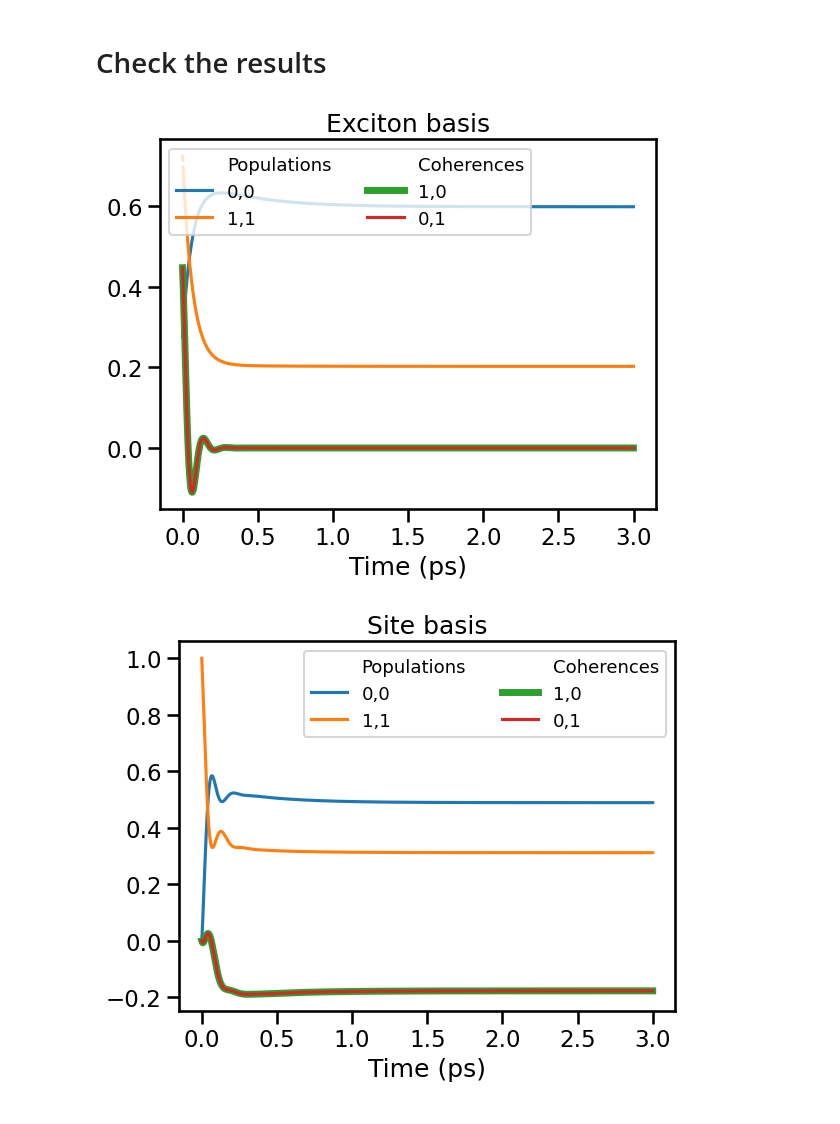
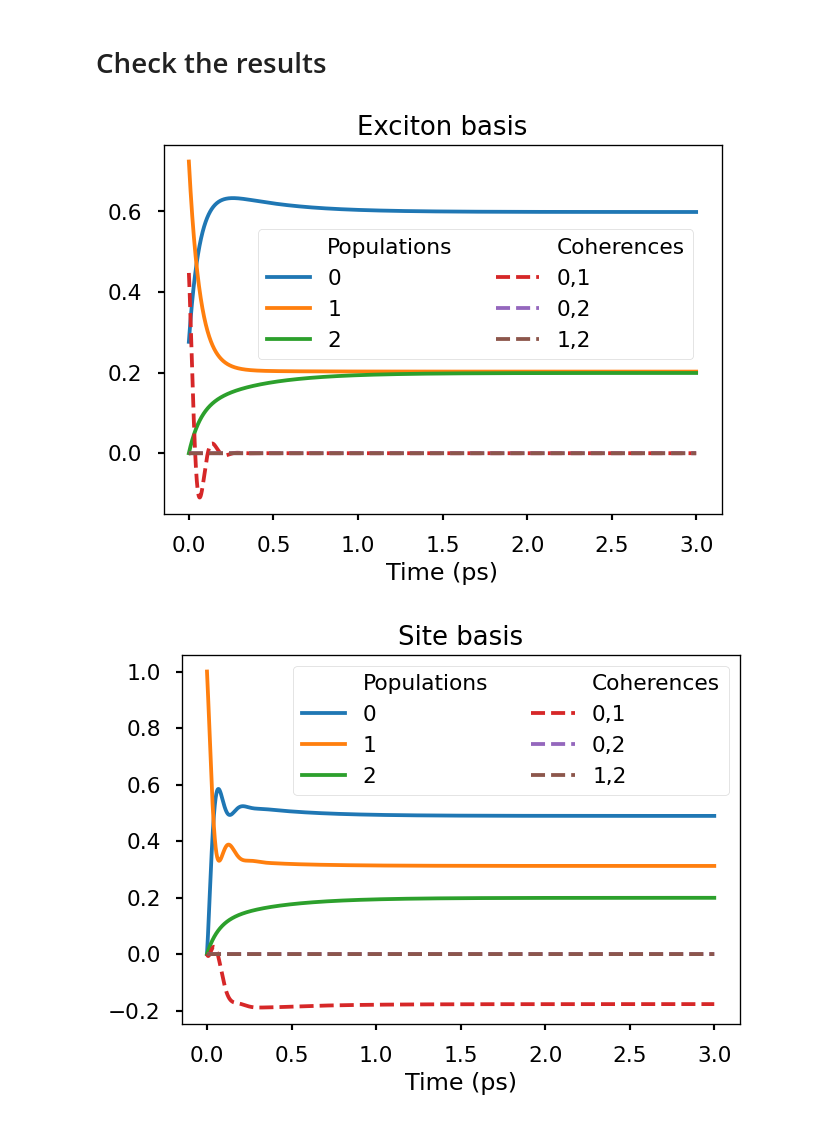
Before and after one commit to Molecolab-Pisa/pyQME, a Jupyter notebook: examples/notebooks/excited_state_dynamics/modified_redfield_forster.ipynb, the cells around one changed output. Cells and saved outputs as stored; diff of their text form; code cells hidden in the pictures.

```diff
--- a/examples/notebooks/excited_state_dynamics/modified_redfield_forster.ipynb
+++ b/examples/notebooks/excited_state_dynamics/modified_redfield_forster.ipynb
@@ -2,15 +2,14 @@
 # Import needed packages
 # %%
 import numpy as np
-from scipy.sparse.linalg import expm_multiply
 import matplotlib.pyplot as plt
-from seaborn import set_context
-set_context('talk')
+
+plt.style.use('seaborn-talk')
+plt.rcParams.update({'figure.dpi': 120,'figure.figsize': (6,4)})
 
 from pyQME.spectral_density import SpectralDensity
-from pyQME.linear_spectra import LinearSpectraCalculator
 from pyQME.tensors import ModifiedRedfieldForsterTensor
-from pyQME.utils import overdamped_brownian,underdamped_brownian,get_timeaxis,wn2ips,partition_by_clusters
+from pyQME.utils import overdamped_brownian,underdamped_brownian,get_timeaxis,wn2ips,partition_by_clusters,clusterize_popt
 # %% [markdown]
 # Define the system
 # %% [markdown]
@@ -36,8 +35,10 @@ array([[1.00e+04, 1.00e+02, 1.00e+01],
        [1.00e+01, 3.00e+01, 1.02e+04]])
 # %% [markdown]
 **Partitioning of the Hamiltonian**
+# %%
+clusters = [[0,1],[2]]
 # %%
-H_part,V = partition_by_clusters(H,cluster_list=[[0,1],[2]])
+H_part,V = partition_by_clusters(H,cluster_list=clusters)
 # %%
 H_part
 # %% [output]
@@ -109,28 +115,30 @@ rho_t_site = rel_tens_obj.transform_back(rho_t_exc)
 # %% [markdown]
 # Check the results
 # %%
-# When using Forster theory, the only possible difference between site and exciton basis is the order of the states
-
 plt.title('Exciton basis')
 plt.plot([],[],color='white',label='Populations')
-plt.plot(time_axis_ps,rho_t_exc[:,0,0].real,label = '0,0')
-plt.plot(time_axis_ps,rho_t_exc[:,1,1].real,label = '1,1')
+plt.plot(time_axis_ps,rho_t_exc[:,0,0].real,label = '0')
+plt.plot(time_axis_ps,rho_t_exc[:,1,1].real,label = '1')
+plt.plot(time_axis_ps,rho_t_exc[:,2,2].real,label = '2')
 plt.plot([],[],color='white',label='Coherences')
-plt.plot(time_axis_ps,rho_t_exc[:,1,0].real,label = '1,0',lw=5)
-plt.plot(time_axis_ps,rho_t_exc[:,0,1].real,label = '0,1')
-plt.legend(ncol=2,fontsize = 13)
+plt.plot(time_axis_ps,rho_t_exc[:,0,1].real,label = '0,1',ls='--')
+plt.plot(time_axis_ps,rho_t_exc[:,0,2].real,label = '0,2',ls='--')
+plt.plot(time_axis_ps,rho_t_exc[:,1,2].real,label = '1,2',ls='--')
+plt.legend(ncol=2,fontsize = 13,bbox_to_anchor = (0.15,0.8))
 plt.xlabel('Time (ps)');
 # %% [output]
-[figure, old version]
+[figure, new version]
 # %%
 plt.title('Site basis')
 plt.plot([],[],color='white',label='Populations')
-plt.plot(time_axis_ps,rho_t_site[:,0,0].real,label = '0,0')
-plt.plot(time_axis_ps,rho_t_site[:,1,1].real,label = '1,1')
+plt.plot(time_axis_ps,rho_t_site[:,0,0].real,label = '0')
+plt.plot(time_axis_ps,rho_t_site[:,1,1].real,label = '1')
+plt.plot(time_axis_ps,rho_t_site[:,2,2].real,label = '2')
 plt.plot([],[],color='white',label='Coherences')
-plt.plot(time_axis_ps,rho_t_site[:,1,0].real,label = '1,0',lw=5)
-plt.plot(time_axis_ps,rho_t_site[:,0,1].real,label = '0,1')
+plt.plot(time_axis_ps,rho_t_site[:,0,1].real,label = '0,1',ls='--')
+plt.plot(time_axis_ps,rho_t_site[:,0,2].real,label = '0,2',ls='--')
+plt.plot(time_axis_ps,rho_t_site[:,1,2].real,label = '1,2',ls='--')
 plt.legend(ncol=2,fontsize = 13)
 plt.xlabel('Time (ps)');
 # %% [output]
-[figure, old version]
+[figure, new version]
```
Also changed, not shown: parts of 5 cells of this notebook, 27 other files.
